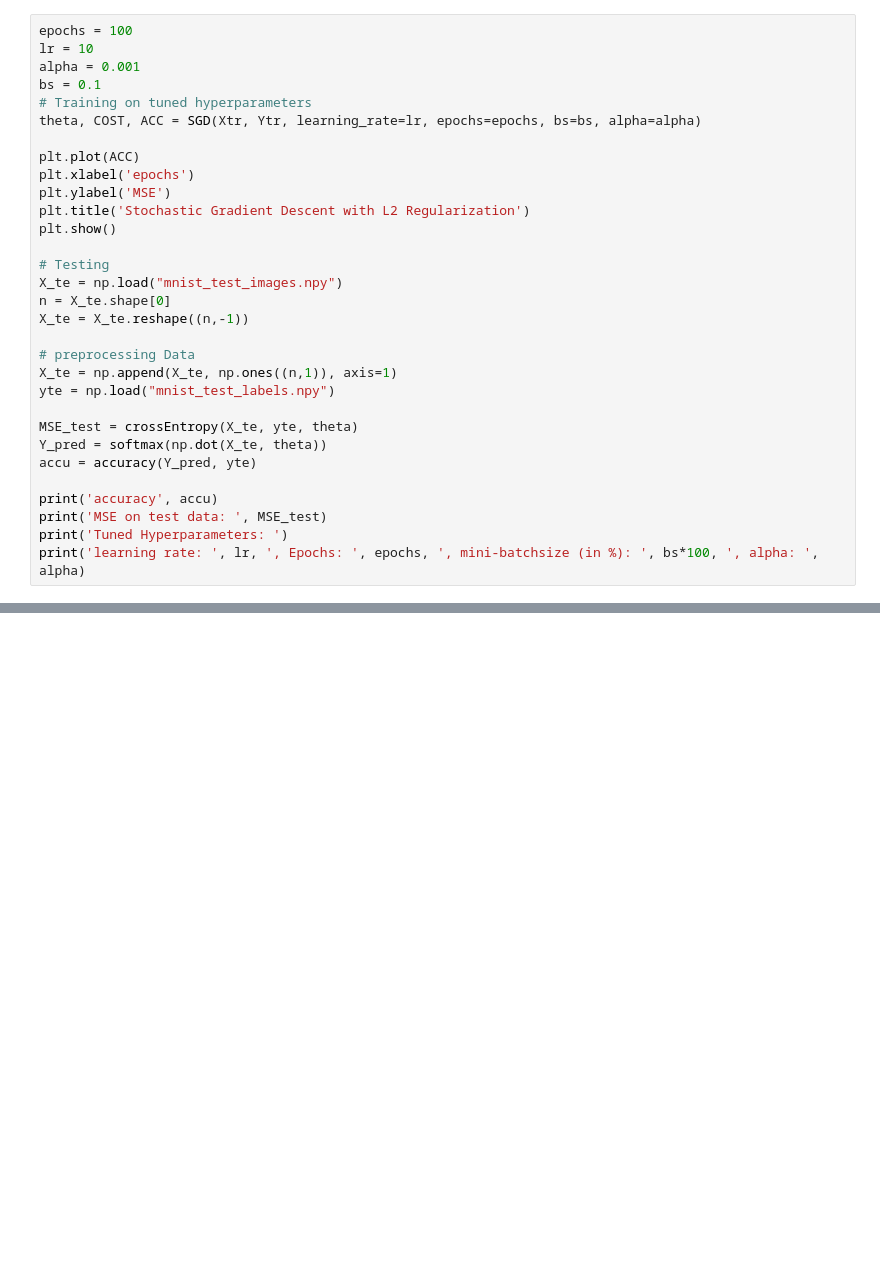
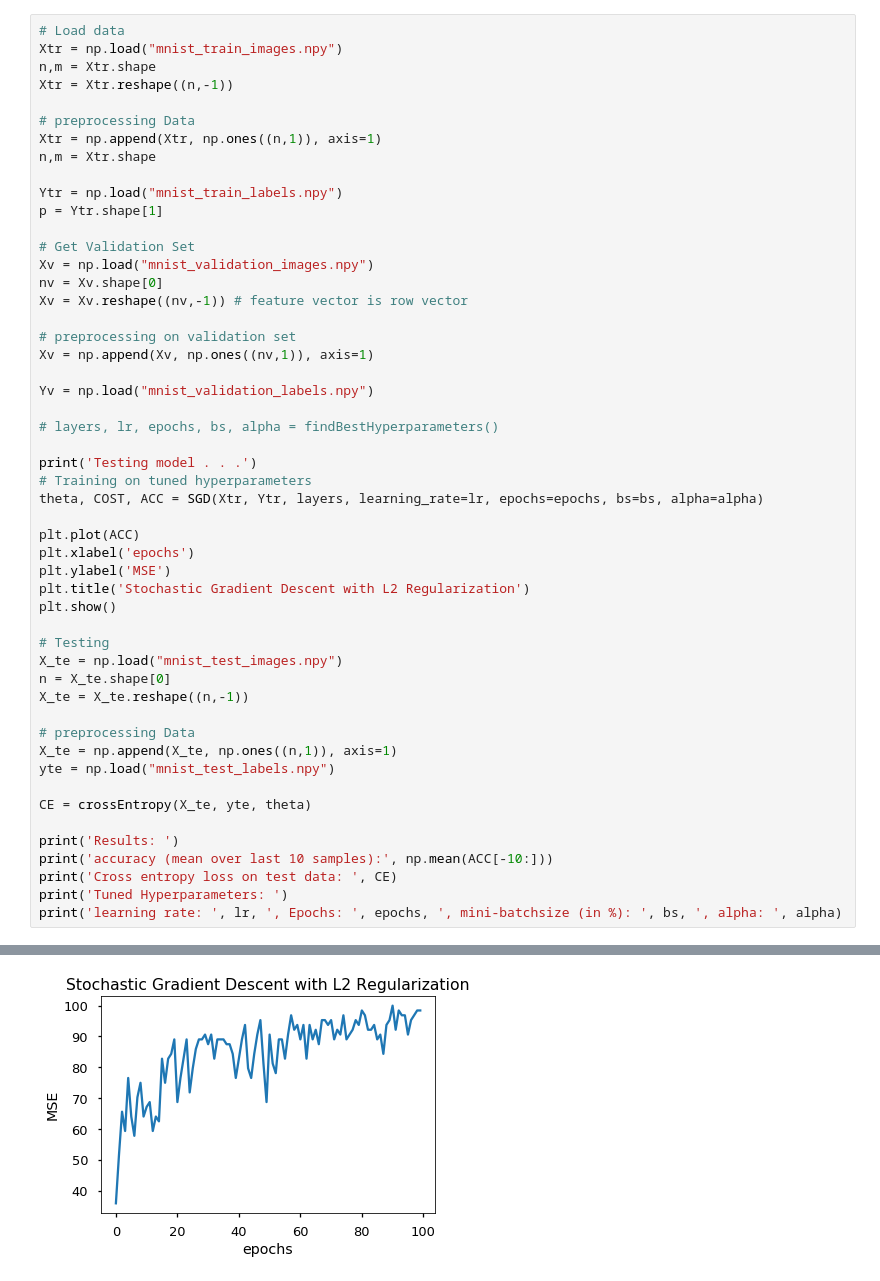
Before and after one commit to sapan-ostic/CS-541-Deep-Learning, a Jupyter notebook: HW4/hw4.ipynb, the cells around one changed output, grey strips where cells are left out. Drawn from its saved outputs; the diff is of its cells as text; blank space fills up the shorter version.

```diff
--- a/HW4/hw4.ipynb
+++ b/HW4/hw4.ipynb
@@ -128,10 +181,31 @@ print('learning rate: ', lr, ', Epochs: ', epochs, ', mini-batchsize (in %): ',
 # %%
-epochs = 100
-lr = 10
-alpha = 0.001
-bs = 0.1
+# Load data
+Xtr = np.load("mnist_train_images.npy")
+n,m = Xtr.shape
+Xtr = Xtr.reshape((n,-1))
+
+# preprocessing Data
+Xtr = np.append(Xtr, np.ones((n,1)), axis=1)
+n,m = Xtr.shape
+
+Ytr = np.load("mnist_train_labels.npy")
+p = Ytr.shape[1]
+
+# Get Validation Set
+Xv = np.load("mnist_validation_images.npy")
+nv = Xv.shape[0]
+Xv = Xv.reshape((nv,-1)) # feature vector is row vector
+
+# preprocessing on validation set
+Xv = np.append(Xv, np.ones((nv,1)), axis=1)
+
+Yv = np.load("mnist_validation_labels.npy")
+
+# layers, lr, epochs, bs, alpha = findBestHyperparameters()
+
+print('Testing model . . .')
 # Training on tuned hyperparameters
-theta, COST, ACC = SGD(Xtr, Ytr, learning_rate=lr, epochs=epochs, bs=bs, alpha=alpha)
+theta, COST, ACC = SGD(Xtr, Ytr, layers, learning_rate=lr, epochs=epochs, bs=bs, alpha=alpha)
 
 plt.plot(ACC)
 plt.xlabel('epochs')
@@ -148,11 +222,11 @@ X_te = X_te.reshape((n,-1))
 X_te = np.append(X_te, np.ones((n,1)), axis=1)
 yte = np.load("mnist_test_labels.npy")
 
-MSE_test = crossEntropy(X_te, yte, theta)
-Y_pred = softmax(np.dot(X_te, theta))
-accu = accuracy(Y_pred, yte)
+CE = crossEntropy(X_te, yte, theta)
 
-print('accuracy', accu)
-print('MSE on test data: ', MSE_test)
+print('Results: ')
+print('accuracy (mean over last 10 samples):', np.mean(ACC[-10:]))
+print('Cross entropy loss on test data: ', CE)
 print('Tuned Hyperparameters: ')
-print('learning rate: ', lr, ', Epochs: ', epochs, ', mini-batchsize (in %): ', bs*100, ', alpha: ', alpha)
+print('learning rate: ', lr, ', Epochs: ', epochs, ', mini-batchsize (in %): ', bs, ', alpha: ', alpha)
+# %% [output]
@@ -158,0 +234 @@ print('learning rate: ', lr, ', Epochs: ', epochs, ', mini-batchsize (in %): ',
+[figure, added]
```
Also changed, not shown: parts of 5 cells of this notebook, 4 other files.
